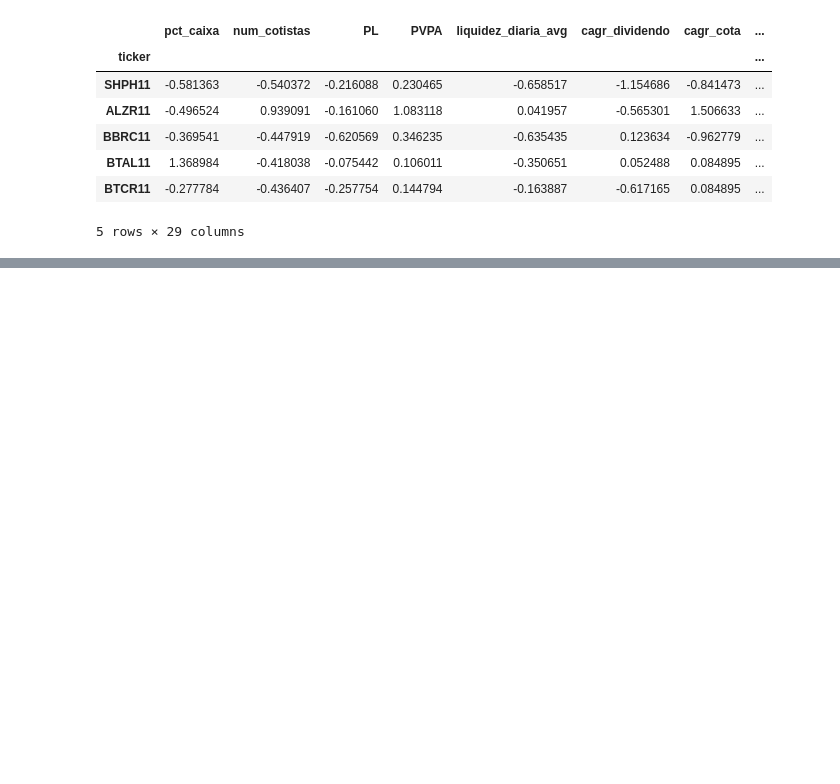
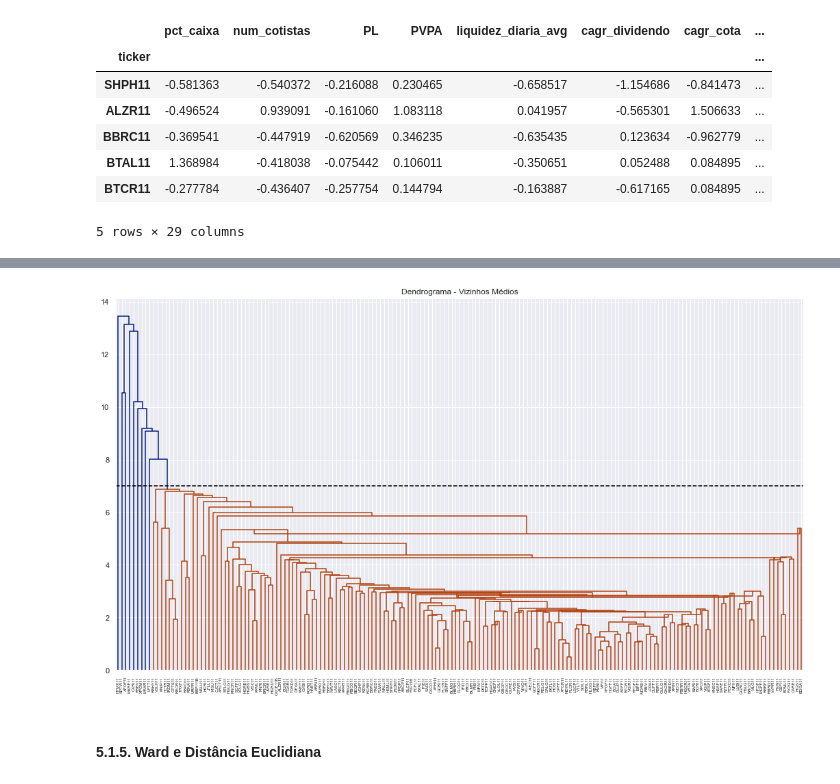
Before and after one commit to osouzadaniel/FII_Clustering, a Jupyter notebook: clustering.ipynb, the cells around one changed output, grey strips where cells are left out. Saved outputs shown, nothing was run; the diff lists cells and outputs as text; code cells hidden in the pictures; blank space fills up the shorter version.

```diff
--- a/clustering.ipynb
+++ b/clustering.ipynb
@@ -251,0 +322,11 @@ df_clus.head()
+# %%
+cluster_centroid = linkage(df_clus, method = 'centroid', metric = 'euclidean')
+# %%
+limit_distance = 7
+plot_dendrogram(cluster_centroid, limit_distance, readable=False)
+plt.title("Dendrograma - Vizinhos Médios")
+plt.show()
+# %% [output]
+[figure, added]
+# %% [markdown]
+#### 5.1.5. Ward e Distância Euclidiana
```
Also changed, not shown: parts of 25 cells of this notebook.
